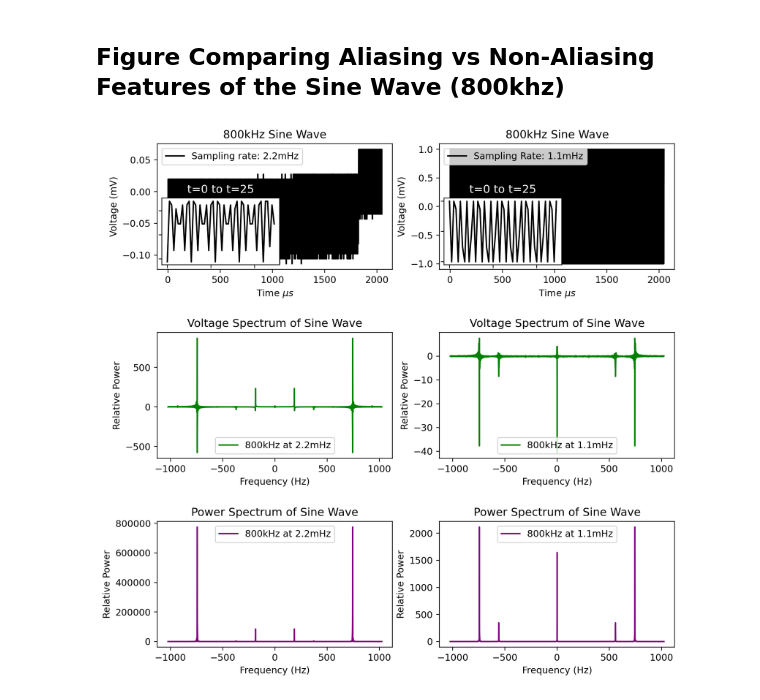
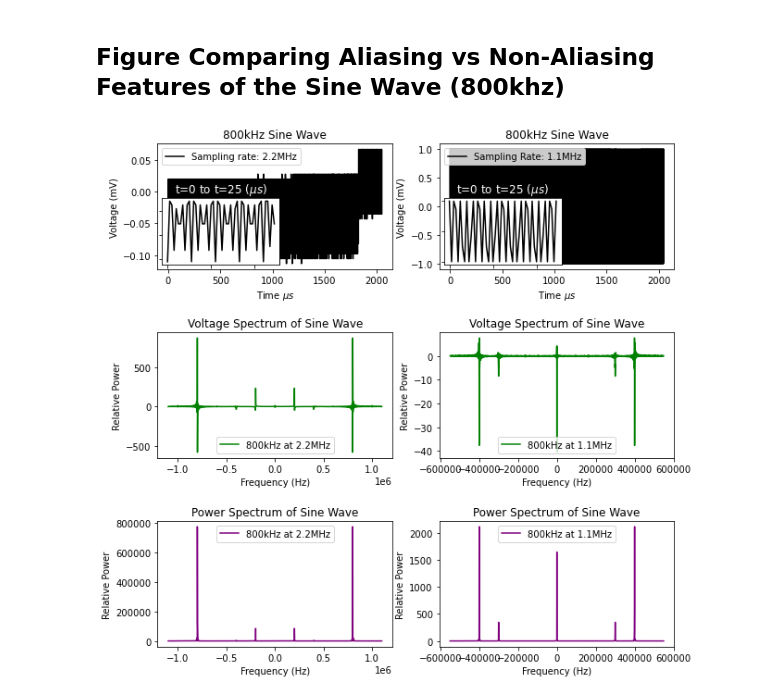
Before and after one commit to johnnyhff11/Lab1_scripts, a Jupyter notebook: Lab1_Section 5_Aliasing&NyquistCriterion-checkpoint.ipynb, the cells around one changed output. Drawn from its saved outputs; the diff is of its cells as text; code cells hidden in the pictures.

```diff
--- a/Lab1_Section 5_Aliasing&NyquistCriterion-checkpoint.ipynb
+++ b/Lab1_Section 5_Aliasing&NyquistCriterion-checkpoint.ipynb
@@ -45,8 +46,11 @@ x1 = np.linspace(-1024, 1024, 2048)
 fft_freq = np.fft.fftfreq(2048, dt)
 realfft = fft_alia800_1100.real
 imagfft = fft_alia800_1100.imag
+x2= np.fft.fftfreq(2048, dt)
+x = np.fft.fftshift(x2)
 
-plt.plot(x1,np.fft.fftshift(fft_alia800_1100), alpha = 0.75, label = 'real&imaginary')
+plt.figure()
+plt.plot(x,np.fft.fftshift(fft_alia800_1100), alpha = 0.75, label = 'real&imaginary')
 plt.xlabel('Frequency (Hz)')
 plt.ylabel('Voltage (mV)')
 plt.title('Fourier Spectrum of 800kHz Wave Sampled at 1.1mHz')
@@ -54,8 +58,8 @@ plt.legend()
 plt.show()
 
 plt.figure()
-plt.plot(x1,np.fft.fftshift(realfft), alpha = 0.5, label = 'real')
-plt.plot(x1,np.fft.fftshift(imagfft), alpha = 0.5, label = 'imag')
+plt.plot(x,np.fft.fftshift(realfft), alpha = 0.5, label = 'real')
+plt.plot(x,np.fft.fftshift(imagfft), alpha = 0.5, label = 'imag')
 plt.legend()
 plt.show()
 # %% [output]
@@ -108,11 +112,18 @@ plt.show()
 # %%
 non_alia800_2200 = np.load('alia_800kHz_22db.npz')
 # %%
+samprate22 = 2.2e6
+time = np.linspace(0,2048/2.2e6, 2048)
+dt = time[1] - time[0]
+prox = np.fft.fftfreq(2048, dt)
+x22 = np.fft.fftshift(prox)
+
+
 fft_nonalia800_2200 = np.fft.fft(non_alia800_2200['arr_0'])
 shift_nonalia800_2200 = np.fft.fftshift(fft_nonalia800_2200)
 
 plt.figure()
-plt.plot(x1,shift_nonalia800_2200, label='Fourier Spectrum')
+plt.plot(x22,shift_nonalia800_2200, label='Fourier Spectrum')
 plt.xlabel('Frequency (Hz)')
 plt.ylabel('Voltage (mV)')
 plt.title('Fourier Spectrum of 800kHz Sampled at 2.2mHz')
@@ -121,7 +132,7 @@ plt.show()
 
 plt.figure()
 pwr_nonalia800_2200 = abs(shift_nonalia800_2200)**2
-plt.plot(x1, pwr_nonalia800_2200, label='Power Spectrum')
+plt.plot(x22, pwr_nonalia800_2200, label='Power Spectrum')
 plt.xlabel('Frequency (Hz)')
 plt.ylabel('Relative Power')
 plt.title('Power Spectrum of 800kHz Sampled at 2.2mHz')
@@ -137,60 +148,61 @@ from mpl_toolkits.axes_grid1.inset_locator import inset_axes
 
 fig,((ax1,ax2),(ax3, ax4), (ax5,ax6)) = plt.subplots(3,2,figsize=(10,10))
 
-ax5.plot(x1,pwr_nonalia800_2200,color='purple', label='800kHz at 2.2mHz')
+ax5.plot(x22,pwr_nonalia800_2200,color='purple', label='800kHz at 2.2MHz')
 ax5.set_title("Power Spectrum of Sine Wave")
 ax5.set_xlabel("Frequency (Hz)")
 ax5.set_ylabel("Relative Power")
 ax5.legend()
-ax6.plot(x1,np.fft.fftshift(pwr_alia800_1100),color='purple', label='800kHz at 1.1mHz')
+ax6.plot(x,np.fft.fftshift(pwr_alia800_1100),color='purple', label='800kHz at 1.1MHz')
 ax6.set_title("Power Spectrum of Sine Wave")
 ax6.set_xlabel("Frequency (Hz)")
 ax6.set_ylabel("Relative Power")
 ax6.legend()
 
 
-ax3.plot(x1,shift_nonalia800_2200, color='green', label='800kHz at 2.2mHz')
+ax3.plot(x22,shift_nonalia800_2200, color='green', label='800kHz at 2.2MHz')
 ax3.set_title("Voltage Spectrum of Sine Wave")
 ax3.set_xlabel("Frequency (Hz)")
 ax3.set_ylabel("Relative Power")
+ax3.set_xlim()
 ax3.legend()
-ax4.plot(x1,np.fft.fftshift(fft_alia800_1100), color='green', label='800kHz at 1.1mHz')
+ax4.plot(x,np.fft.fftshift(fft_alia800_1100), color='green', label='800kHz at 1.1MHz')
 ax4.set_title("Voltage Spectrum of Sine Wave")
 ax4.set_xlabel("Frequency (Hz)")
 ax4.set_ylabel("Relative Power")
 ax4.legend(loc='lower center')
 
-ax1.plot(alia800_1100['arr_0'], color='black', label="Sampling rate: 2.2mHz")
+ax1.plot(alia800_1100['arr_0'], color='black', label="Sampling rate: 2.2MHz")
 ax1.set_title("800kHz Sine Wave")
 ax1.set_xlabel("Time $ {\mu}s $")
 ax1.set_ylabel("Voltage (mV)")
 ax1.legend()
-ax2.plot(non_alia800_2200['arr_0'], color='black', label="Sampling Rate: 1.1mHz")
+ax2.plot(non_alia800_2200['arr_0'], color='black', label="Sampling Rate: 1.1MHz")
 ax2.set_title("800kHz Sine Wave")
 ax2.set_xlabel("Time $ {\mu}s $")
 ax2.set_ylabel("Voltage (mV)")
 ax2.legend(loc='upper left')
 
 axins = inset_axes(ax1, width="50%", height=1., loc=3)
 axins.plot(alia800_1100['arr_0'][:50], color = 'black', label='t=0 to t=50')
 # axins.set_xlabel('Time $ {\mu}s $')
 # axins.set_ylabel('Voltage (mV)')
-axins.set_title('t=0 to t=25', color='white')
+axins.set_title('t=0 to t=25 $(\mu s)$', color='white')
 axins.set_xticklabels([])
 axins.set_yticklabels([])
 
 # axins.legend()
 
 
 axins2 = inset_axes(ax2, width="50%", height=1., loc=3)
 axins2.plot(non_alia800_2200['arr_0'][:50], color = 'black', label='t=0 to t=50')
-axins2.set_title('t=0 to t=25', color='white')
+axins2.set_title('t=0 to t=25 $(\mu s)$', color='white')
 axins2.set_xticklabels([])
 axins2.set_yticklabels([])
 # axins2.legend()
 
 fig.subplots_adjust(hspace=0.5)
 
 plt.show();
 # %% [output]
-[figure, old version]
+[figure, new version]
```
Also changed, not shown: parts of 6 cells of this notebook.
